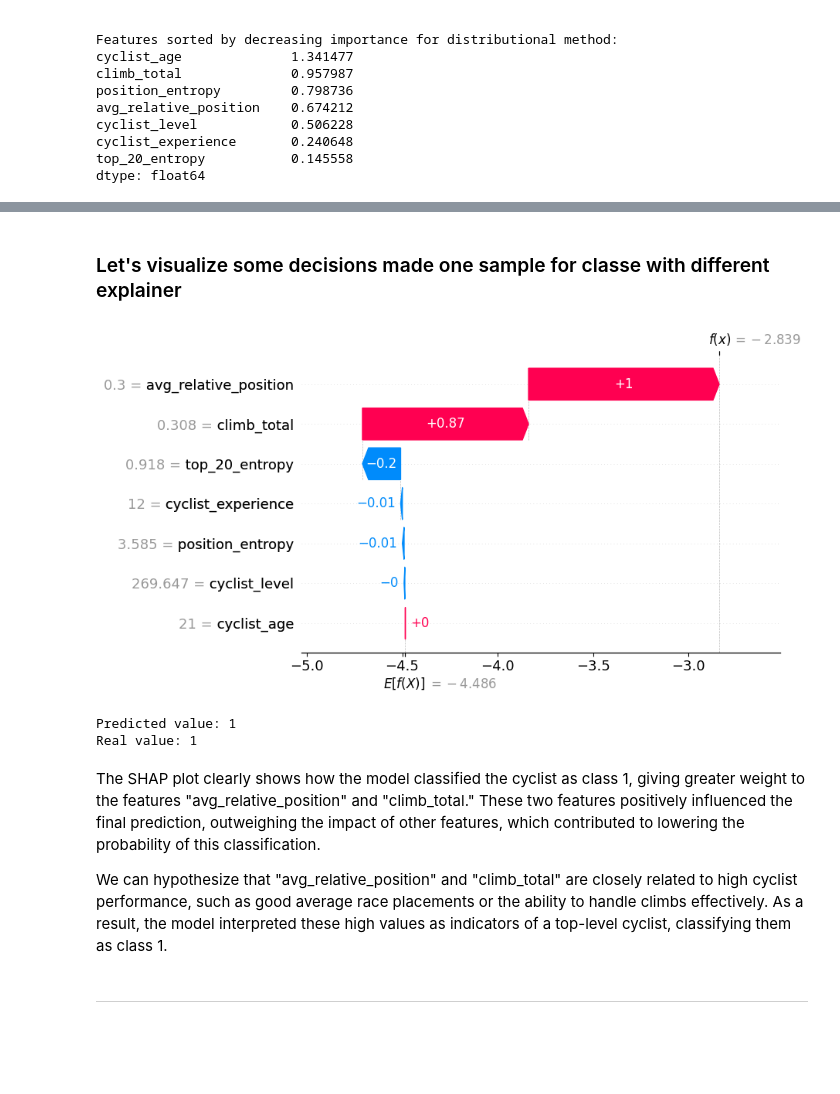
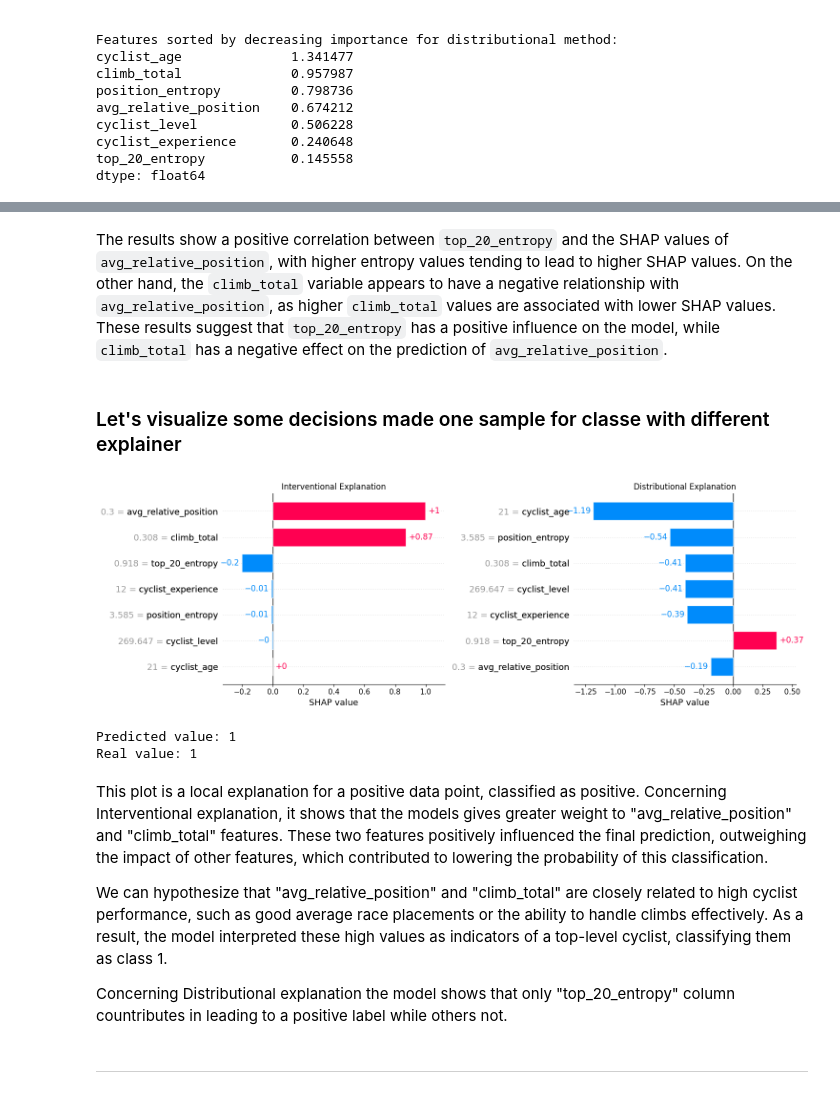
Before and after one commit to effepielle/dm_project24_group_0, a Jupyter notebook: TASK_5/xai.ipynb, the cells around one changed output, grey strips where cells are left out. Saved outputs shown, nothing was run; the diff lists cells and outputs as text; code cells hidden in the pictures; blank space fills up the shorter version.

Commit message:
Added the analysis on classification dataset, and reviewd DU and XAI (XAI must be rechecked)

```diff
--- a/TASK_5/xai.ipynb
+++ b/TASK_5/xai.ipynb
@@ -217,19 +228,32 @@ shap.dependence_plot("avg_relative_position", explanations["shap_distributional"
+# %% [markdown]
+The results show a positive correlation between `top_20_entropy` and the SHAP values of `avg_relative_position`, with higher entropy values tending to lead to higher SHAP values. On the other hand, the `climb_total` variable appears to have a negative relationship with `avg_relative_position`, as higher `climb_total` values are associated with lower SHAP values. These results suggest that `top_20_entropy` has a positive influence on the model, while `climb_total` has a negative effect on the prediction of `avg_relative_position`.
 # %% [markdown]
 ### Let's visualize some decisions made one sample for classe with different explainer
 # %%
 instance_index = 261
-shap.plots.waterfall(interventional_explanations[instance_index])
+fig, ax = plt.subplots(1, 2, figsize=(15, 5))
+
+shap.plots.bar(interventional_explanations[instance_index], show=False, ax=ax[0])
+ax[0].set_title('Interventional Explanation')
+
+shap.plots.bar(distributional_explanations[instance_index], show=False, ax=ax[1])
+ax[1].set_title('Distributional Explanation')
+
+plt.tight_layout()
+plt.show()
 
 print("Predicted value:", explanation_predictions[instance_index])
 print("Real value:", explanation_labels.iloc[instance_index].values[0])
 # %% [output]
-[figure, old version]
+[figure, new version]
 Predicted value: 1
 Real value: 1
 # %% [markdown]
-The SHAP plot clearly shows how the model classified the cyclist as class 1, giving greater weight to the features "avg_relative_position" and "climb_total." These two features positively influenced the final prediction, outweighing the impact of other features, which contributed to lowering the probability of this classification.
+This plot is a local explanation for a positive data point, classified as positive. Concerning Interventional explanation, it shows that the models gives greater weight to "avg_relative_position" and "climb_total" features. These two features positively influenced the final prediction, outweighing the impact of other features, which contributed to lowering the probability of this classification.
 
 We can hypothesize that "avg_relative_position" and "climb_total" are closely related to high cyclist performance, such as good average race placements or the ability to handle climbs effectively. As a result, the model interpreted these high values as indicators of a top-level cyclist, classifying them as class 1.
+
+Concerning Distributional explanation the model shows that only "top_20_entropy" column countributes in leading to a positive label while others not.
 # %% [markdown]
 ----
 # %%
```
Also changed, not shown: parts of 32 cells of this notebook, 3 other files.
